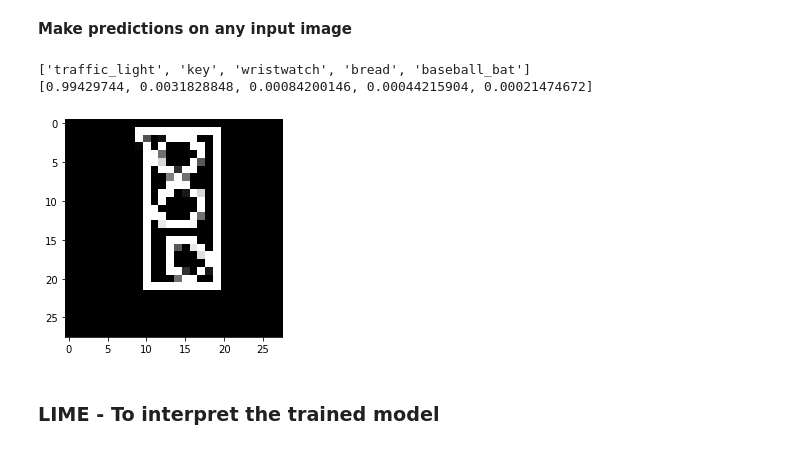
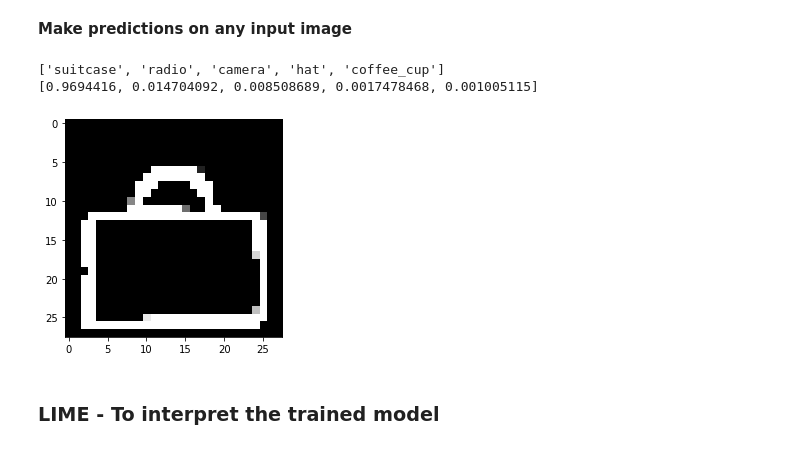
Before and after one commit to hasnainroopawalla/ScribbleNet, a Jupyter notebook: Doodle.ipynb, the cells around one changed output. Saved outputs shown, nothing was run; the diff lists cells and outputs as text; code cells hidden in the pictures.

```diff
--- a/Doodle.ipynb
+++ b/Doodle.ipynb
@@ -253,31 +253,31 @@ class_names = ['saw', 'coffee_cup', 'power_outlet', 'microphone', 'triangle', 'c
 # %% [markdown]
 **Make predictions on any input image**
 # %%
-img_path = 'b.png'
+img_path = 'download.png'
 img = load_img(img_path, target_size=(28,28))
 img = ImageOps.invert(img)
 plt.imshow(img)
 img_tensor = img_to_array(img)
 
 plt.imshow(img_tensor/255)
 
 img_tensor = cv2.cvtColor(img_tensor, cv2.COLOR_BGR2GRAY) # Convert channel to 1 (grayscale)
 img_tensor = np.expand_dims(img_tensor, axis=2) # Add last channel as 1  (28,28) to (28,28,1)
 img_tensor = np.expand_dims(img_tensor, axis=0) # Add 1 more channel at start to specify number of input images (1,28,28,1)
 img_tensor /= 255.
 
 #print(img_tensor.shape)
 
 pred = model.predict(img_tensor)[0]
 ind = (-pred).argsort()[:5]
 pred_accuracy = sorted(pred, reverse = True)[:5]  # Accuracy of the top 5 predictions
 objs = [class_names[x] for x in ind]
 print(objs)
 print(pred_accuracy)
 # %% [output]
-['traffic_light', 'key', 'wristwatch', 'bread', 'baseball_bat']
-[0.99429744, 0.0031828848, 0.00084200146, 0.00044215904, 0.00021474672]
+['suitcase', 'radio', 'camera', 'hat', 'coffee_cup']
+[0.9694416, 0.014704092, 0.008508689, 0.0017478468, 0.001005115]
-[figure, old version]
+[figure, new version]
 # %% [markdown]
 ### **LIME - To interpret the trained model**
 # %%
```
